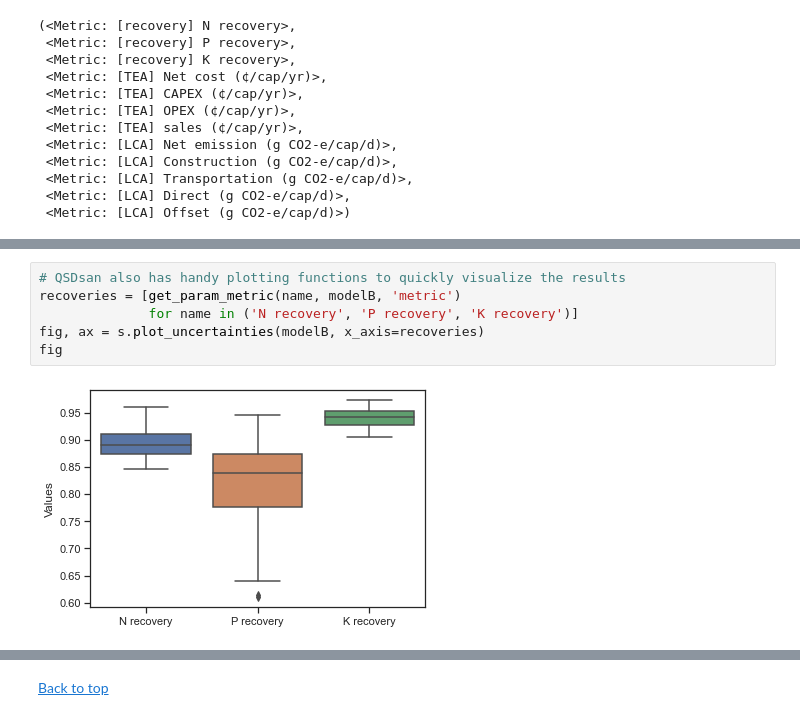
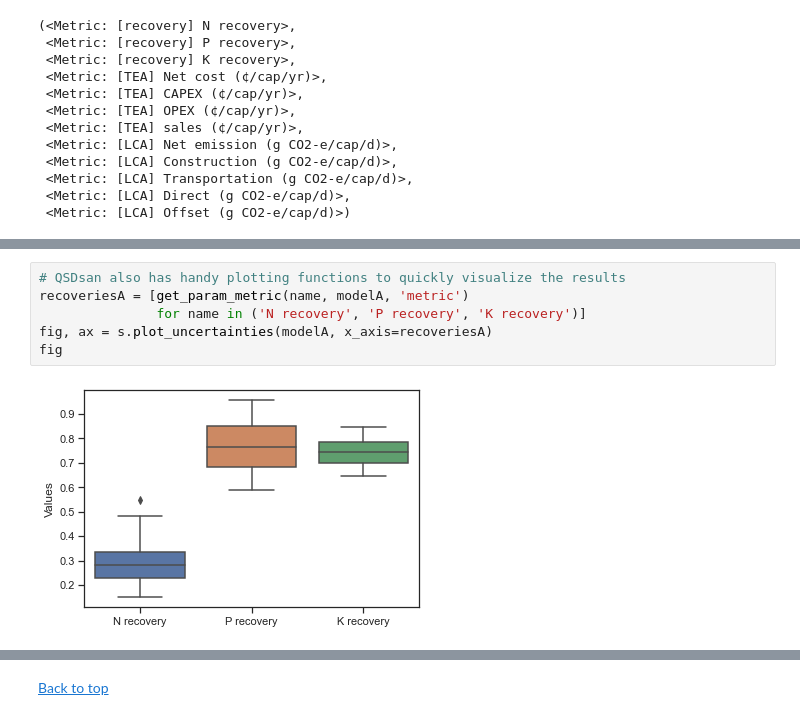
Before and after one commit to QSD-Group/QSDsan-workshop, a Jupyter notebook: Example_complete.ipynb, the cells around one changed output, grey strips where cells are left out. Cells and saved outputs as stored; diff of their text form.

```diff
--- a/Example_complete.ipynb
+++ b/Example_complete.ipynb
@@ -265,9 +280,9 @@ modelA.table # the raw results
 100 rows × 97 columns
 # %%
 # QSDsan also has handy plotting functions to quickly visualize the results
-recoveries = [get_param_metric(name, modelB, 'metric')
-              for name in ('N recovery', 'P recovery', 'K recovery')]
-fig, ax = s.plot_uncertainties(modelB, x_axis=recoveries)
+recoveriesA = [get_param_metric(name, modelA, 'metric')
+               for name in ('N recovery', 'P recovery', 'K recovery')]
+fig, ax = s.plot_uncertainties(modelA, x_axis=recoveriesA)
 fig
 # %% [output]
-[figure, old version]
+[figure, new version]
```
Also changed, not shown: parts of 23 cells of this notebook, 11 other files.
